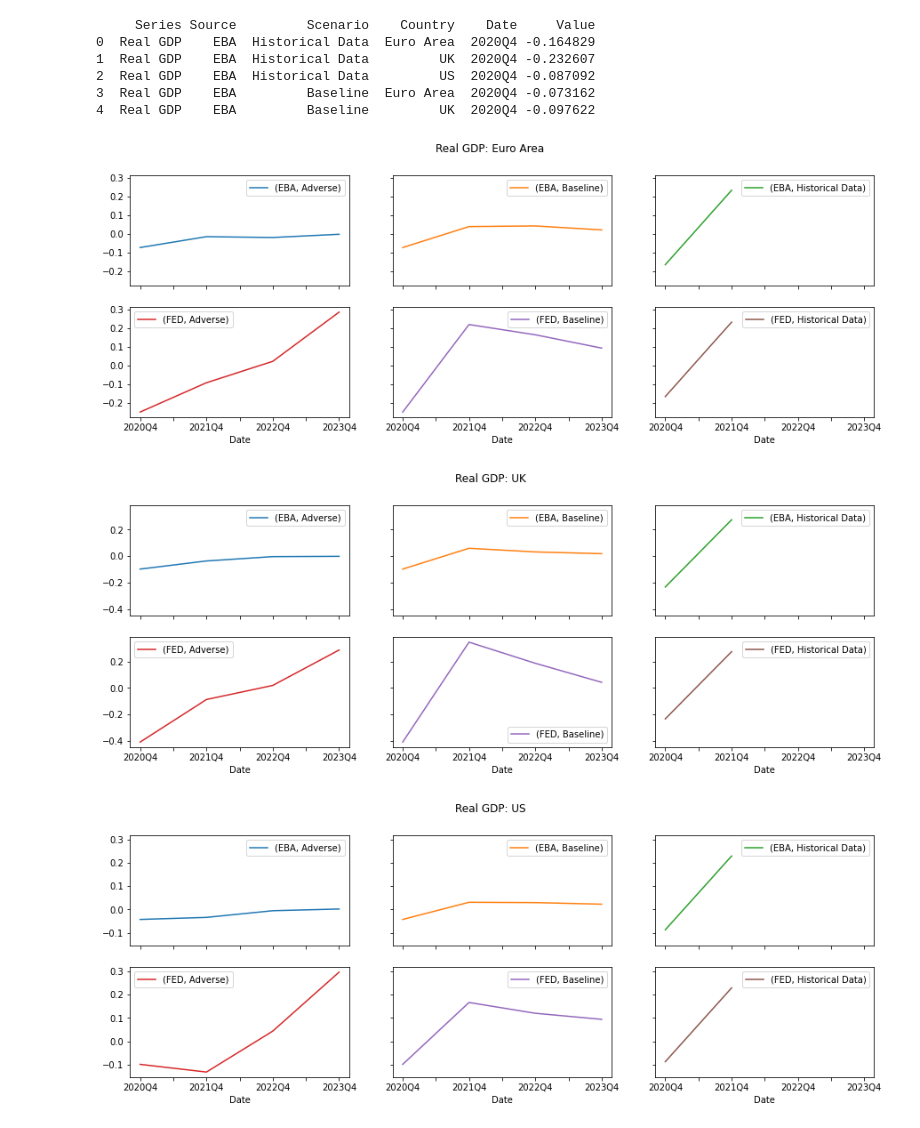
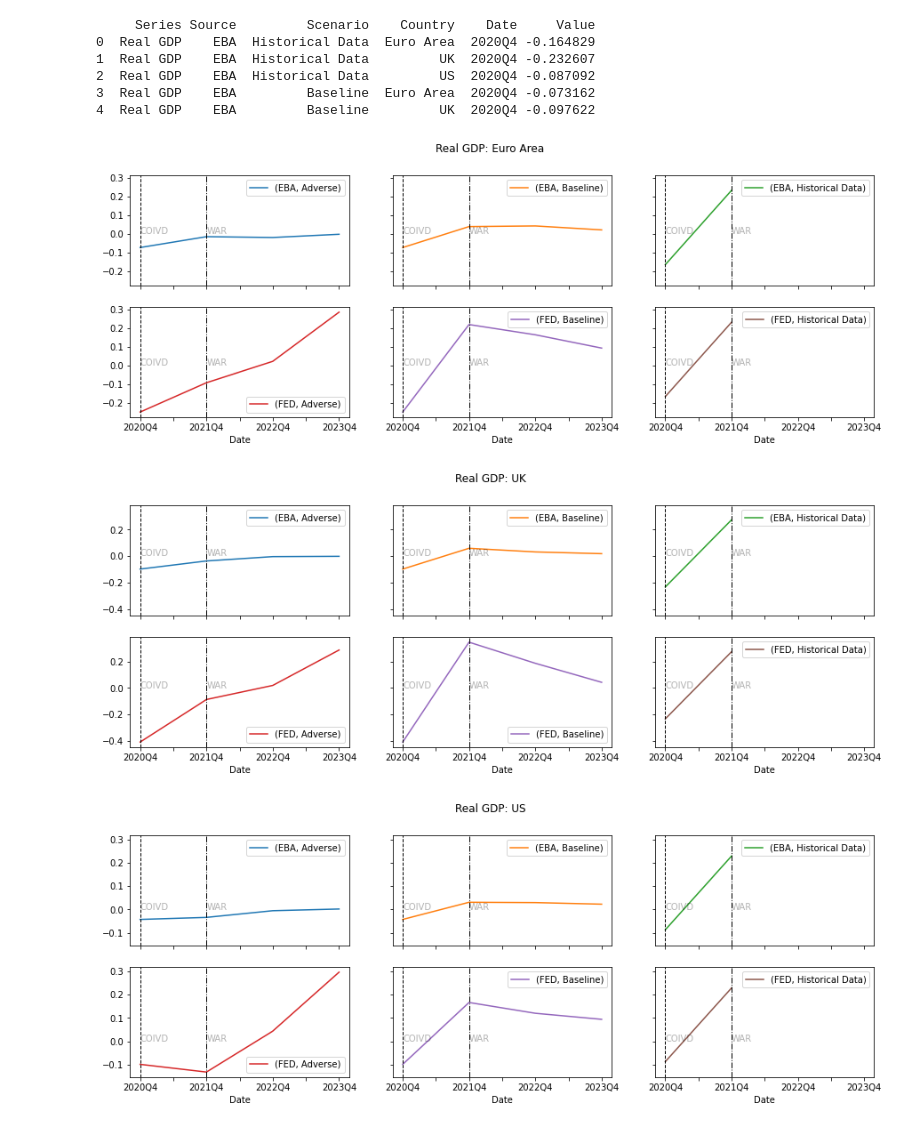
Before and after one commit to BrentOeyen-CA/Econometrics, a Jupyter notebook: Plot comparison macro projections.ipynb, the cells around one changed output. Saved outputs shown, nothing was run; the diff lists cells and outputs as text; code cells hidden in the pictures.

Commit message:
Update plots

```diff
--- a/Plot comparison macro projections.ipynb
+++ b/Plot comparison macro projections.ipynb
@@ -51,9 +51,16 @@ print(df2.head())
 # %%
 #Plot series by macro economic variable and Country
 for i in series:
  for j in country:
-  pd.pivot_table(df2[(df2.Series==i) & (df2.Country==j)].reset_index(), index='Date', columns=['Source','Scenario'], values='Value').plot(title=i+': '+j, subplots=True, layout=(2,3), figsize=(15,5), sharey=True)
+  plot=pd.pivot_table(df2[(df2.Series==i) & (df2.Country==j)].reset_index(), index='Date', columns=['Source','Scenario'], values='Value').plot(title=i+': '+j, subplots=True, layout=(2,3), figsize=(15,5), sharey=True)
+  for k in range(2):
+   for l in range(3):
+    plot[k,l].axvline('2019-11-17', color='black', linestyle='--', lw=1)
+    plot[k,l].text('2019-11-17', 0, 'COIVD', color='black').set_alpha(0.3)
+    plot[k,l].axvline('2022-02-20', color='black', linestyle='-.', lw=1)
+    plot[k,l].text('2022-02-20', 0, 'WAR', color='black').set_alpha(0.3)
+  plot[k,l].figure.savefig(str(i+j)+'.pdf', bbox_inches='tight', dpi=300)
 # %% [output]
-[figure, old version]
+[figure, new version]
-[figure, old version]
+[figure, new version]
-[figure, old version]
+[figure, new version]
```
Also changed, not shown: parts of 1 cell of this notebook.
